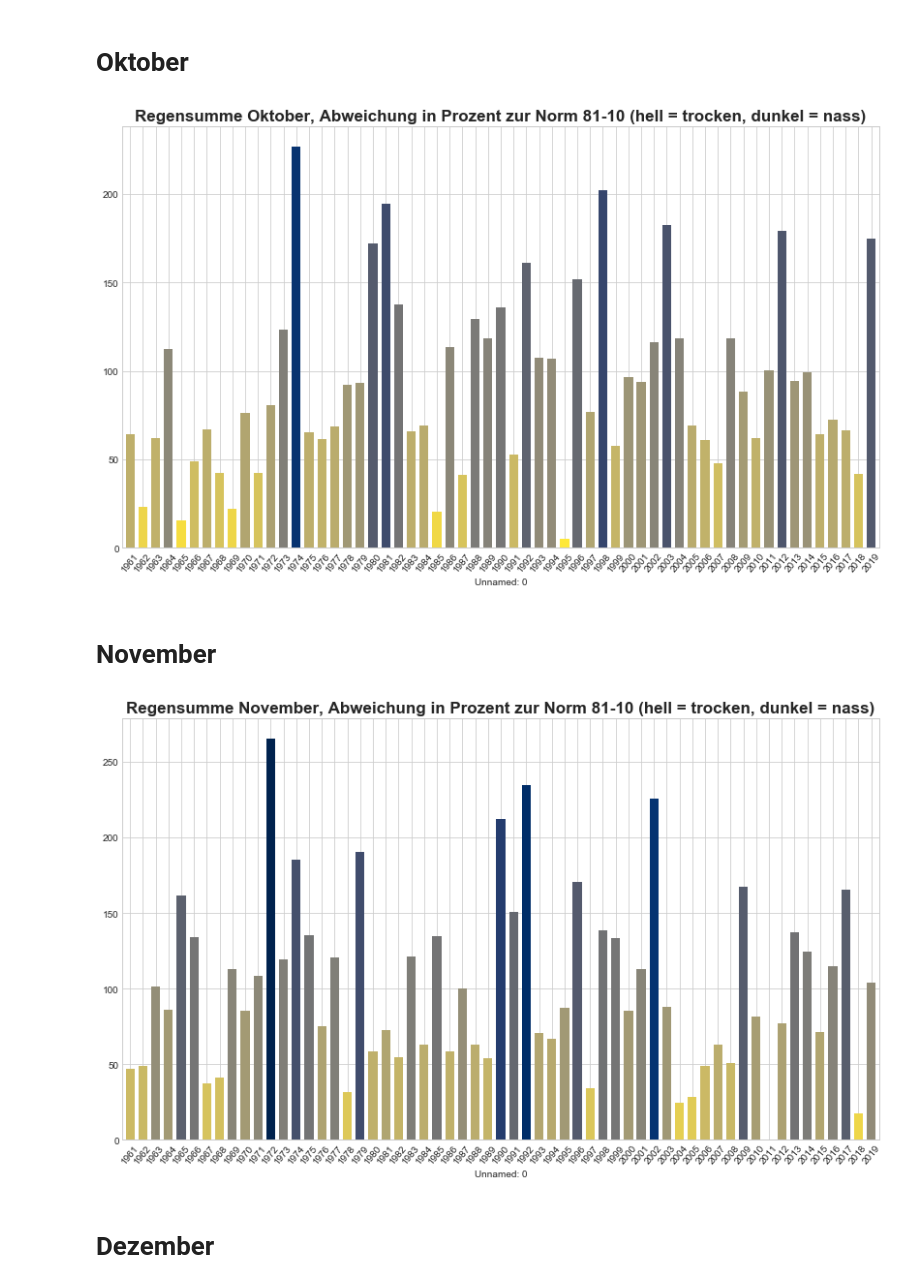
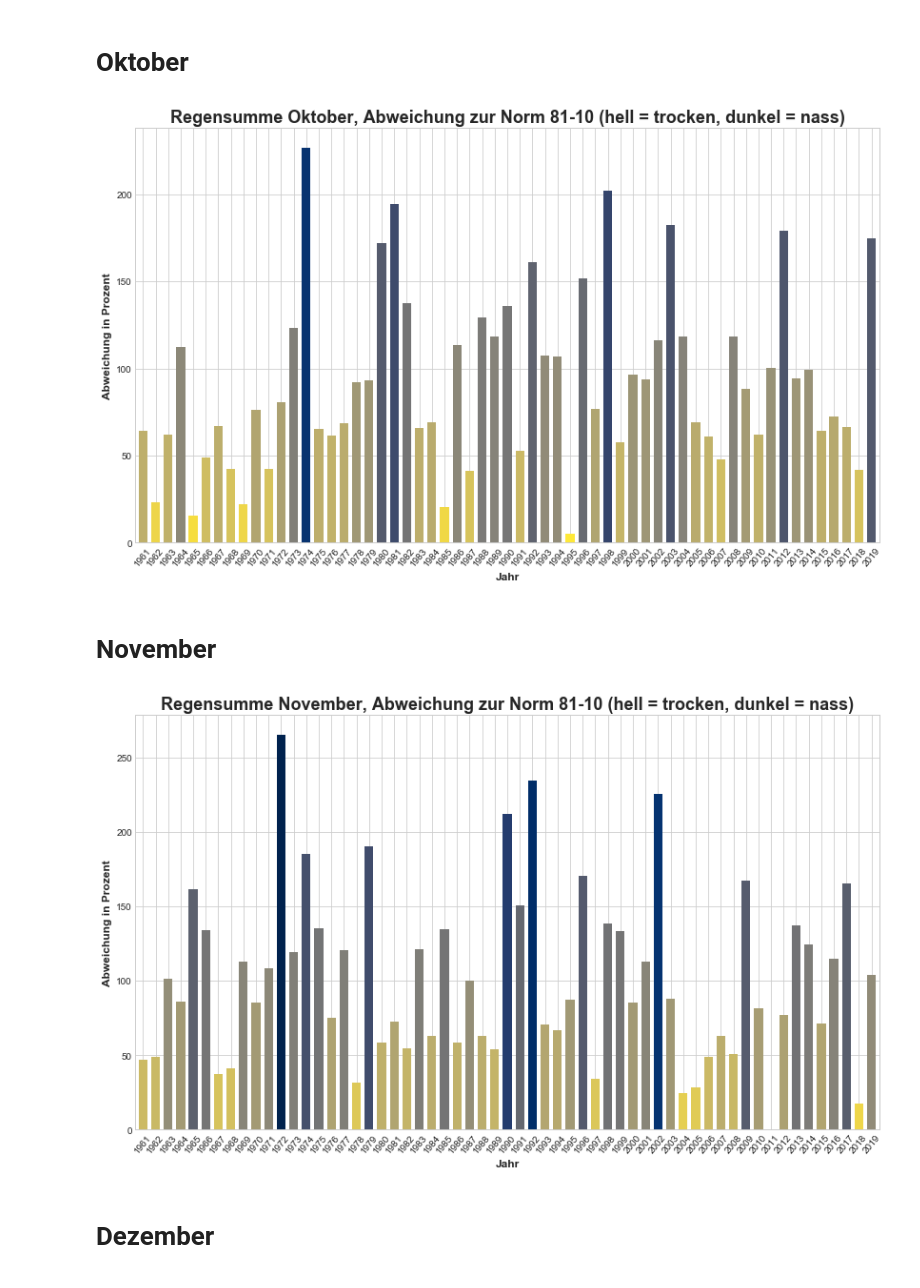
Before and after one commit to MartinSteinegger/cas-ddj, a Jupyter notebook: Projekte mst/Klima Wädenswil.ipynb, the cells around one changed output. Drawn from its saved outputs; the diff is of its cells as text; code cells hidden in the pictures.

```diff
--- a/Projekte mst/Klima Wädenswil.ipynb
+++ b/Projekte mst/Klima Wädenswil.ipynb
@@ -66,5 +100,5 @@ df = pd.read_excel(path,skiprows=8)
 # %%
 #Den Index auf die Zeitreihe setzen
-df.set_index('Unnamed: 0', inplace=True)
+df_new.set_index('Jahr', inplace=True)
 # %%
 #Problem: Temperatur wird erst seit 1981 gemessen. Deshalb ein zweites Dataframe machen mit den Daten seit 1981
@@ -86,9 +120,10 @@ df_temp['Monatsmittel']
 df_temp_only = df_temp['Monatsmittel']
 # %%
 #Neues Frame nur mit dem Niederschlag
-df['Monatssumme']
-df_ns_only = df['Monatssumme']
+df_new['Monatssumme']
+df_ns_only = df_new['Monatssumme']
 # %%
-# Plot-Roboter mit Date-Time-Picking bauen, um durch die einzelnen Monate zu gehen (Durchschnittstemperatur)
+# Primitiven Plot-Roboter mit Date-Time-Picking bauen, um durch die einzelnen Monate zu gehen (Durchschnittstemperatur)
 df_temp_only[df_temp_only.index.month == 1].plot(kind='bar', figsize = (12,8))
+plt.style.use('seaborn-whitegrid')
 # %% [output]
@@ -97,4 +131,5 @@ df_temp_only[df_temp_only.index.month == 1].plot(kind='bar', figsize = (12,8))
 # %%
-# Plot-Roboter mit Date-Time-Picking bauen, um durch die einzelnen Monate zu gehen (Niederschlag)
+# Primitiven Plot-Roboter mit Date-Time-Picking bauen, um durch die einzelnen Monate zu gehen (Niederschlag)
 df_ns_only[df_ns_only.index.month == 1].plot(kind='bar', figsize = (12,8))
+plt.style.use('seaborn-whitegrid')
 # %% [output]
@@ -1626,12 +1792,16 @@ def line_format(label):
 grafikrain10 = dfnsokt_abw8110['Monatssumme'].plot(kind='bar',figsize=(14,8),
                                                    color=raincolors10, rot=50, width=0.7)
 grafikrain10.set_xticklabels(map(lambda x: line_format(x), dfnsokt_abw8110['Monatssumme'].index))
-title_font = {'fontsize': 17, 'fontweight': 'bold', 'fontname': 'Arial'}
-grafikrain10.set_title('Regensumme Oktober, Abweichung in Prozent zur Norm 81-10 (hell = trocken, dunkel = nass)',
+title_font = {'fontsize': 18, 'fontweight': 'bold', 'fontname': 'Arial'}
+grafikrain10.set_title('Regensumme Oktober, Abweichung zur Norm 81-10 (hell = trocken, dunkel = nass)',
                       fontdict=title_font)
+label_font = {'fontsize': 12, 'fontweight': 'bold', 'fontname': 'Arial'}
+grafikrain10.set_ylabel("Abweichung in Prozent", fontdict=label_font)
+grafikrain10.set_xlabel("Jahr", fontdict=label_font)
+grafikrain10.yaxis.set_label_position('left')
 plt.style.use('seaborn-whitegrid')
 # %% [output]
-[figure, old version]
+[figure, new version]
 # %% [markdown]
 # November
 # %%
@@ -1648,19 +1818,23 @@ raincolors11 = dfnsnov_abw8110['Monatssumme'].apply(lambda x: mcolors.to_hex(map
 # %%
 def line_format(label):
     month = label.month_name()[:3]
     year = label.year
     if month == 'nov':
         month = f'\n{label.year}'
     return year
 grafikrain11 = dfnsnov_abw8110['Monatssumme'].plot(kind='bar',figsize=(14,8),
                                                    color=raincolors11, rot=50, width=0.7)
 grafikrain11.set_xticklabels(map(lambda x: line_format(x), dfnsnov_abw8110['Monatssumme'].index))
-title_font = {'fontsize': 17, 'fontweight': 'bold', 'fontname': 'Arial'}
-grafikrain11.set_title('Regensumme November, Abweichung in Prozent zur Norm 81-10 (hell = trocken, dunkel = nass)',
+title_font = {'fontsize': 18, 'fontweight': 'bold', 'fontname': 'Arial'}
+grafikrain11.set_title('Regensumme November, Abweichung zur Norm 81-10 (hell = trocken, dunkel = nass)',
                       fontdict=title_font)
+label_font = {'fontsize': 12, 'fontweight': 'bold', 'fontname': 'Arial'}
+grafikrain11.set_ylabel("Abweichung in Prozent", fontdict=label_font)
+grafikrain11.set_xlabel("Jahr", fontdict=label_font)
+grafikrain11.yaxis.set_label_position('left')
 plt.style.use('seaborn-whitegrid')
 # %% [output]
-[figure, old version]
+[figure, new version]
 # %% [markdown]
 # Dezember
 # %%
```
Also changed, not shown: parts of 47 cells of this notebook, 3 other files.
